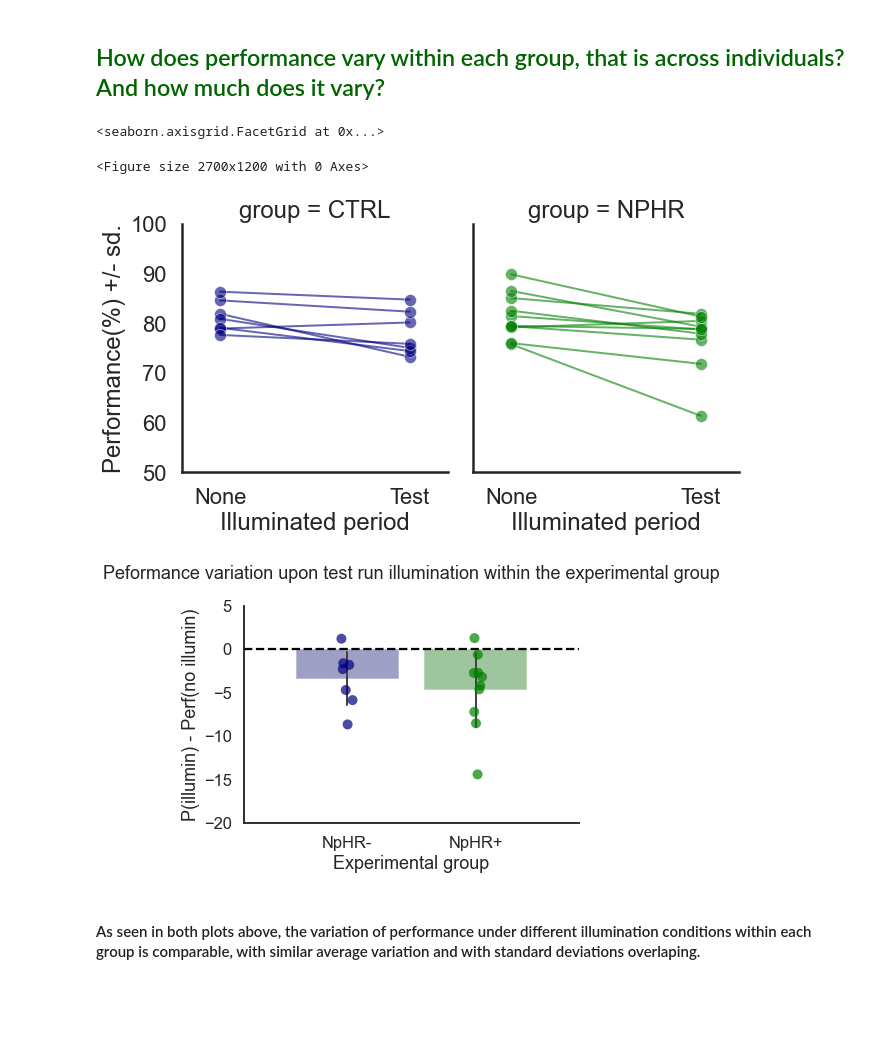
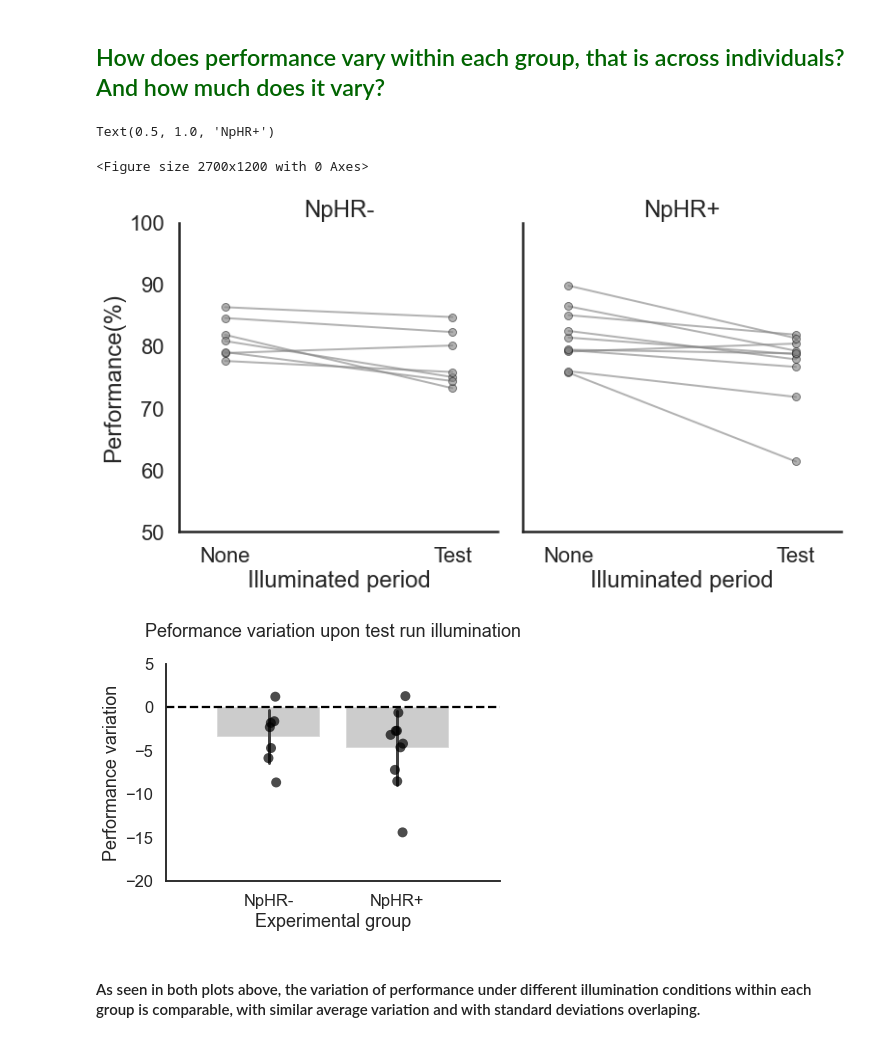
Before and after one commit to anasofiacc/cingulate_silencing_analysis, a Jupyter notebook: B. Does silencing the CG during a test run leads to performance deifcits (no timeouts, no vs test).ipynb, the cells around one changed output. Drawn from its saved outputs; the diff is of its cells as text; code cells hidden in the pictures; blank space fills up the shorter version.

```diff
--- a/B. Does silencing the CG during a test run leads to performance deifcits (no timeouts, no vs test).ipynb
+++ b/B. Does silencing the CG during a test run leads to performance deifcits (no timeouts, no vs test).ipynb
@@ -302,24 +331,28 @@ print(w, p)
 # %%
 sns.set(style="white", context='poster')
 plt.figure(figsize=(9,4),dpi=300)
-colors = ['navy']*7 + ['green']*10 # Needs adjusting as more rats are added
+colors = ['gray']*17 # Needs adjusting as more rats are added
 g = sns.relplot(
-    data=pooled_perfs, col='group', height=5,
+    data=pooled_perfs, col='group', height=6,
     x='stim_condition', y='performance', hue='rat', kind='line',
-    linewidth=2, marker='o', markersize=12, alpha=.6,
+    linewidth=2, marker='o', markersize=8, alpha=.6, markeredgecolor='black',
     palette=colors, legend=False,
     aspect=.9
 )
 
 g.set(
-    ylabel='Performance(%) +/- sd.', xlabel='Illuminated period',
+    ylabel='Performance(%)', xlabel='Illuminated period',
     ylim=(50, 100), xlim=(-0.2, 1.2), xticks=[0,1],
     xticklabels=['None', 'Test']
 )
+
+axes = g.axes.flatten()
+axes[0].set_title("NpHR-")
+axes[1].set_title("NpHR+")
 # %% [output]
-<seaborn.axisgrid.FacetGrid at 0x...>
+Text(0.5, 1.0, 'NpHR+')
 <Figure size 2700x1200 with 0 Axes>
-[figure, old version]
+[figure, new version]
 # %%
 no_illumin = pooled_perfs[pooled_perfs['stim_condition']=='0'].reset_index(drop=True)
 test_illumin = pooled_perfs[pooled_perfs['stim_condition']=='3'].reset_index(drop=True)
@@ -328,31 +361,31 @@ pooled_perf_diffs = pd.concat([no_illumin[['group', 'rat']], diff], axis=1)
 # %%
 plt.Figure(figsize=(5,7))
 sns.set(style='white', context='talk')
 
 # Add bars
 g = sns.barplot(data=pooled_perf_diffs, x='group', y='performance',
-           ci='sd', errwidth=2,
-            palette=['navy', 'green'], alpha=.4)
+           ci='sd', errwidth=3,
+            palette=['gray', 'gray'], alpha=.4)
 # Add individual dots
 g = sns.stripplot(
     x='group', y='performance',
     data=pooled_perf_diffs,
-    dodge=2, jitter=.05,
+    dodge=2, jitter=.07,
     alpha=.7, s=10,
-    palette=['navy', 'green'],
+    palette=['black', 'black'],
     order=['CTRL', 'NPHR']
 )
 # Add horizontal line (= zero deviation)
 plt.axhline(0, 0, 2, linestyle='dashed', color='black')
 
 # Add specs
-g.set(ylabel='P(illumin) - Perf(no illumin)', xlabel='Experimental group',
-     title='Peformance variation upon test run illumination within the experimental group\n',
+g.set(ylabel='Performance variation', xlabel='Experimental group',
+     title='Peformance variation upon test run illumination\n',
      xticks=[0,1], xticklabels=['NpHR-', 'NpHR+'], xlim=[-.8,1.8], ylim=[-20, 5])
 
 sns.despine()
 # %% [output]
-[figure, old version]
+[figure, new version]
 # %% [markdown]
 #### As seen in both plots above, the variation of performance under different illumination conditions within each group is comparable, with similar average variation and with standard deviations overlaping.
 # %% [markdown]
```
Also changed, not shown: parts of 19 cells of this notebook.
